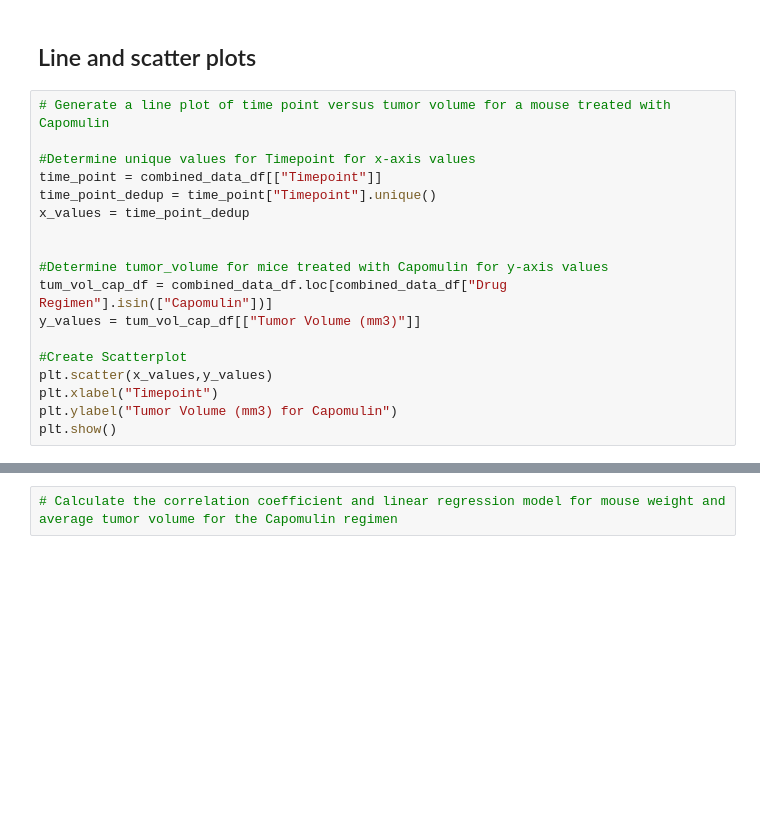
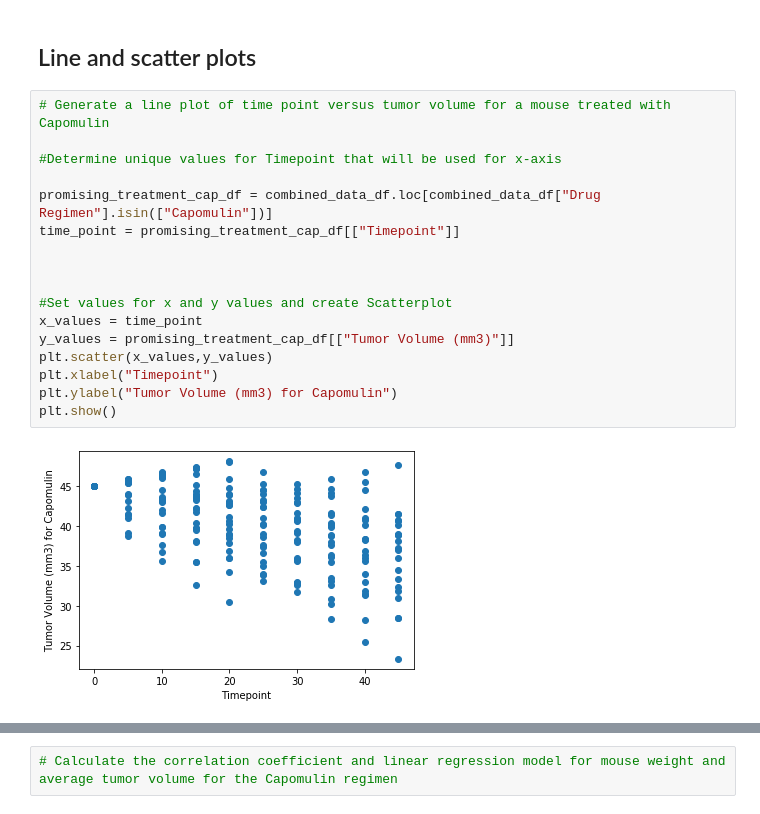
Before and after one commit to bford05/Pymaceuticals, a Jupyter notebook: Pymaceuticals.ipynb, the cells around one changed output, grey strips where cells are left out. Cells and saved outputs as stored; diff of their text form; blank space fills up the shorter version.

Commit message:
revised scatter plots

```diff
--- a/Pymaceuticals.ipynb
+++ b/Pymaceuticals.ipynb
@@ -134,21 +198,22 @@ plt.show()
 # %%
 # Generate a line plot of time point versus tumor volume for a mouse treated with Capomulin
 
-#Determine unique values for Timepoint for x-axis values
-time_point = combined_data_df[["Timepoint"]]
-time_point_dedup = time_point["Timepoint"].unique()
-x_values = time_point_dedup
+#Determine unique values for Timepoint that will be used for x-axis
+
+promising_treatment_cap_df = combined_data_df.loc[combined_data_df["Drug Regimen"].isin(["Capomulin"])]
+time_point = promising_treatment_cap_df[["Timepoint"]]
 
 
-#Determine tumor_volume for mice treated with Capomulin for y-axis values
-tum_vol_cap_df = combined_data_df.loc[combined_data_df["Drug Regimen"].isin(["Capomulin"])]
-y_values = tum_vol_cap_df[["Tumor Volume (mm3)"]]
 
-#Create Scatterplot
+#Set values for x and y values and create Scatterplot
+x_values = time_point
+y_values = promising_treatment_cap_df[["Tumor Volume (mm3)"]]
 plt.scatter(x_values,y_values)
 plt.xlabel("Timepoint")
 plt.ylabel("Tumor Volume (mm3) for Capomulin")
 plt.show()
+# %% [output]
+[figure, added]
 # %%
 # Generate a scatter plot of mouse weight versus average tumor volume for the Capomulin regimen
 
```
Also changed, not shown: parts of 11 cells of this notebook.
